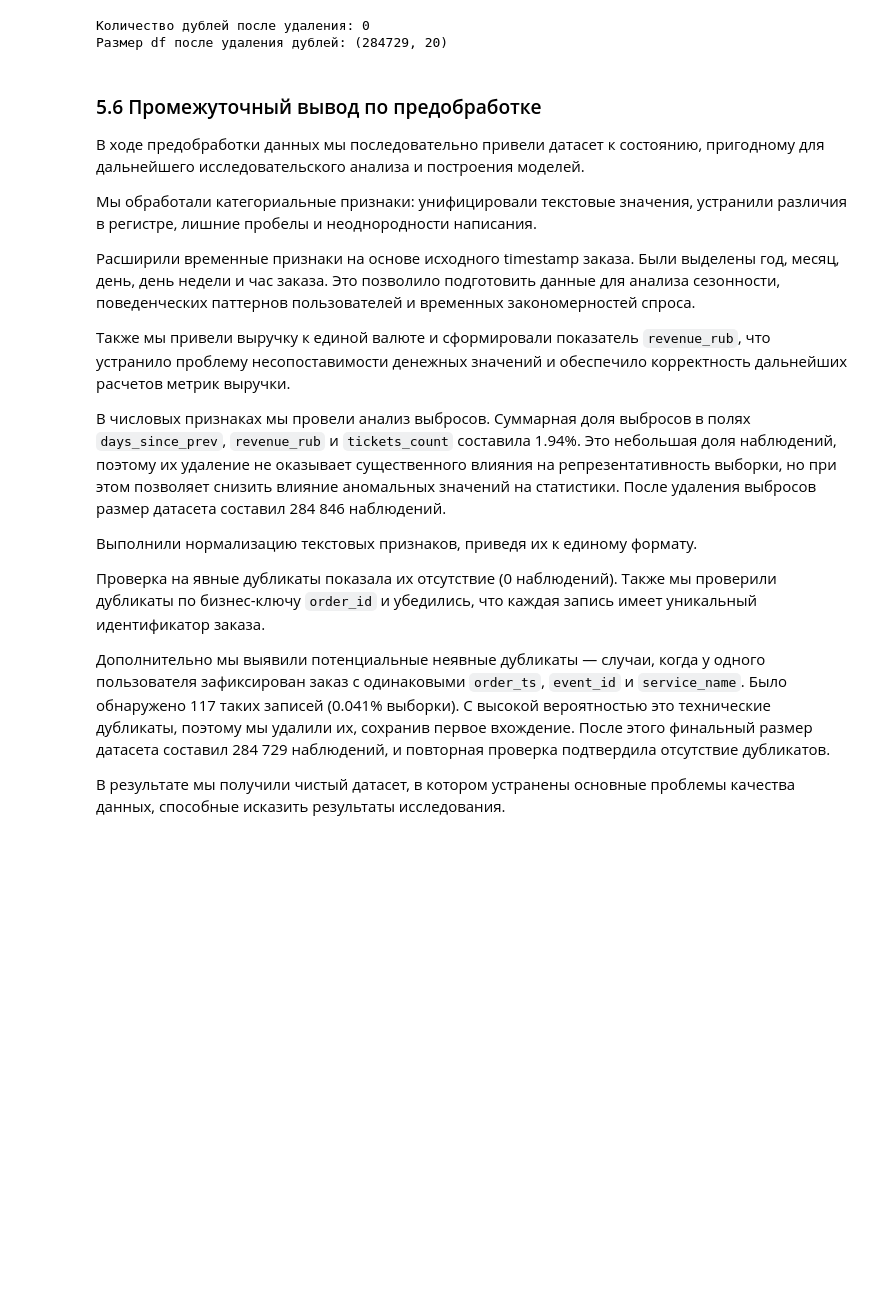
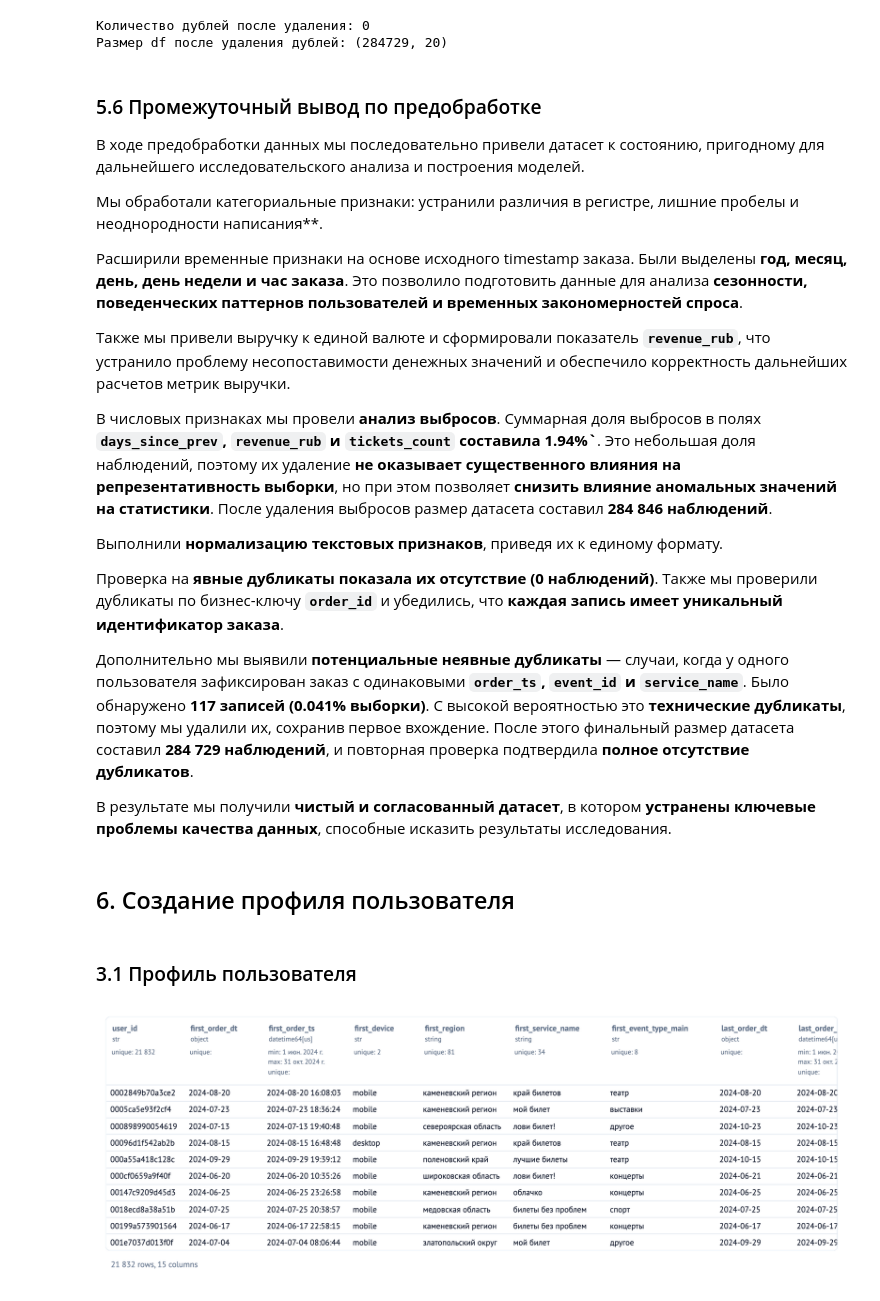
Before and after one commit to achezganov/yandex_afisha_eda, a Jupyter notebook: __marimo__/main.ipynb, the cells around one changed output. Saved outputs shown, nothing was run; the diff lists cells and outputs as text; code cells hidden in the pictures; blank space fills up the shorter version.

```diff
--- a/__marimo__/main.ipynb
+++ b/__marimo__/main.ipynb
@@ -433,20 +435,79 @@ print(f"Размер df после удаления дублей: {df.shape}")
 Размер df после удаления дублей: (284729, 20)
 # %% [markdown]
 ### 5.6 Промежуточный вывод по предобработке
+
 В ходе предобработки данных мы последовательно привели датасет к состоянию, пригодному для дальнейшего исследовательского анализа и построения моделей.
 
-Мы обработали категориальные признаки: унифицировали текстовые значения, устранили различия в регистре, лишние пробелы и неоднородности написания.
+Мы обработали категориальные признаки: устранили различия в регистре, лишние пробелы и неоднородности написания**.
 
-Расширили временные признаки на основе исходного timestamp заказа. Были выделены год, месяц, день, день недели и час заказа. Это позволило подготовить данные для анализа сезонности, поведенческих паттернов пользователей и временных закономерностей спроса.
+Расширили временные признаки на основе исходного timestamp заказа. Были выделены **год, месяц, день, день недели и час заказа**. Это позволило подготовить данные для анализа **сезонности, поведенческих паттернов пользователей и временных закономерностей спроса**.
 
-Также мы привели выручку к единой валюте и сформировали показатель `revenue_rub`, что устранило проблему несопоставимости денежных значений и обеспечило корректность дальнейших расчетов метрик выручки.
+Также мы привели выручку к единой валюте и сформировали показатель **`revenue_rub`**, что устранило проблему несопоставимости денежных значений и обеспечило корректность дальнейших расчетов метрик выручки.
 
-В числовых признаках мы провели анализ выбросов. Суммарная доля выбросов в полях `days_since_prev`, `revenue_rub` и `tickets_count` составила 1.94%. Это небольшая доля наблюдений, поэтому их удаление не оказывает существенного влияния на репрезентативность выборки, но при этом позволяет снизить влияние аномальных значений на статистики. После удаления выбросов размер датасета составил 284 846 наблюдений.
+В числовых признаках мы провели **анализ выбросов**. Суммарная доля выбросов в полях **`days_since_prev`, `revenue_rub` и `tickets_count` составила 1.94%`**. Это небольшая доля наблюдений, поэтому их удаление **не оказывает существенного влияния на репрезентативность выборки**, но при этом позволяет **снизить влияние аномальных значений на статистики**. После удаления выбросов размер датасета составил **284 846 наблюдений**.
 
-Выполнили нормализацию текстовых признаков, приведя их к единому формату.
+Выполнили **нормализацию текстовых признаков**, приведя их к единому формату.
 
-Проверка на явные дубликаты показала их отсутствие (0 наблюдений). Также мы проверили дубликаты по бизнес-ключу `order_id` и убедились, что каждая запись имеет уникальный идентификатор заказа.
+Проверка на **явные дубликаты показала их отсутствие (0 наблюдений)**. Также мы проверили дубликаты по бизнес-ключу **`order_id`** и убедились, что **каждая запись имеет уникальный идентификатор заказа**.
 
-Дополнительно мы выявили потенциальные неявные дубликаты — случаи, когда у одного пользователя зафиксирован заказ с одинаковыми `order_ts`, `event_id` и `service_name`. Было обнаружено 117 таких записей (0.041% выборки). С высокой вероятностью это технические дубликаты, поэтому мы удалили их, сохранив первое вхождение. После этого финальный размер датасета составил 284 729 наблюдений, и повторная проверка подтвердила отсутствие дубликатов.
+Дополнительно мы выявили **потенциальные неявные дубликаты** — случаи, когда у одного пользователя зафиксирован заказ с одинаковыми **`order_ts`, `event_id` и `service_name`**. Было обнаружено **117 записей (0.041% выборки)**. С высокой вероятностью это **технические дубликаты**, поэтому мы удалили их, сохранив первое вхождение. После этого финальный размер датасета составил **284 729 наблюдений**, и повторная проверка подтвердила **полное отсутствие дубликатов**.
 
-В результате мы получили чистый датасет, в котором устранены основные проблемы качества данных, способные исказить результаты исследования.
+В результате мы получили **чистый и согласованный датасет**, в котором **устранены ключевые проблемы качества данных**, способные исказить результаты исследования.
+# %% [markdown]
+## 6. Создание профиля пользователя
+# %% [markdown]
+### 3.1 Профиль пользователя
+# %%
+# На всякий случай сортируем по времени заказа
+df_sorted = df.sort_values(['user_id', 'order_ts']).reset_index(drop=True)
+
+# Профиль пользователя: первый заказ (берём строки с минимальным order_ts на пользователя)
+first_orders = (
+    df_sorted
+    .groupby('user_id', as_index=False)
+    .first()
+    .rename(columns={
+        'order_dt': 'first_order_dt',
+        'order_ts': 'first_order_ts',
+        'device_type_canonical': 'first_device',
+        'region_name': 'first_region',
+        'service_name': 'first_service_name',
+        'event_type_main': 'first_event_type_main'
+    })
+)[[
+    'user_id',
+    'first_order_dt',
+    'first_order_ts',
+    'first_device',
+    'first_region',
+    'first_service_name',
+    'first_event_type_main'
+]]
+
+# Агрегаты по пользователю
+user_agg = (
+    df_sorted.groupby('user_id', as_index=False)
+    .agg(
+        last_order_dt=('order_dt', 'max'),
+        last_order_ts=('order_ts', 'max'),
+        total_orders=('order_id', 'nunique'),
+        avg_revenue_rub=('revenue_rub', 'mean'),
+        avg_tickets_count=('tickets_count', 'mean'),
+        # среднее время между заказами: days_since_prev числовое для повторных
+        # берём среднее по доступным значениям
+        avg_days_between=('days_since_prev', 'mean'),
+    )
+)
+
+# Итоговый профиль
+user_profile = (
+    first_orders.merge(user_agg, on='user_id', how='left')
+)
+
+# Бинарные признаки
+user_profile['is_two'] = (user_profile['total_orders'] >= 2).astype('uint8')
+user_profile['is_five'] = (user_profile['total_orders'] >= 5).astype('uint8')
+
+user_profile
+# %% [output]
+[figure, added]
```
Also changed, not shown: parts of 9 cells of this notebook, 1 other file.
